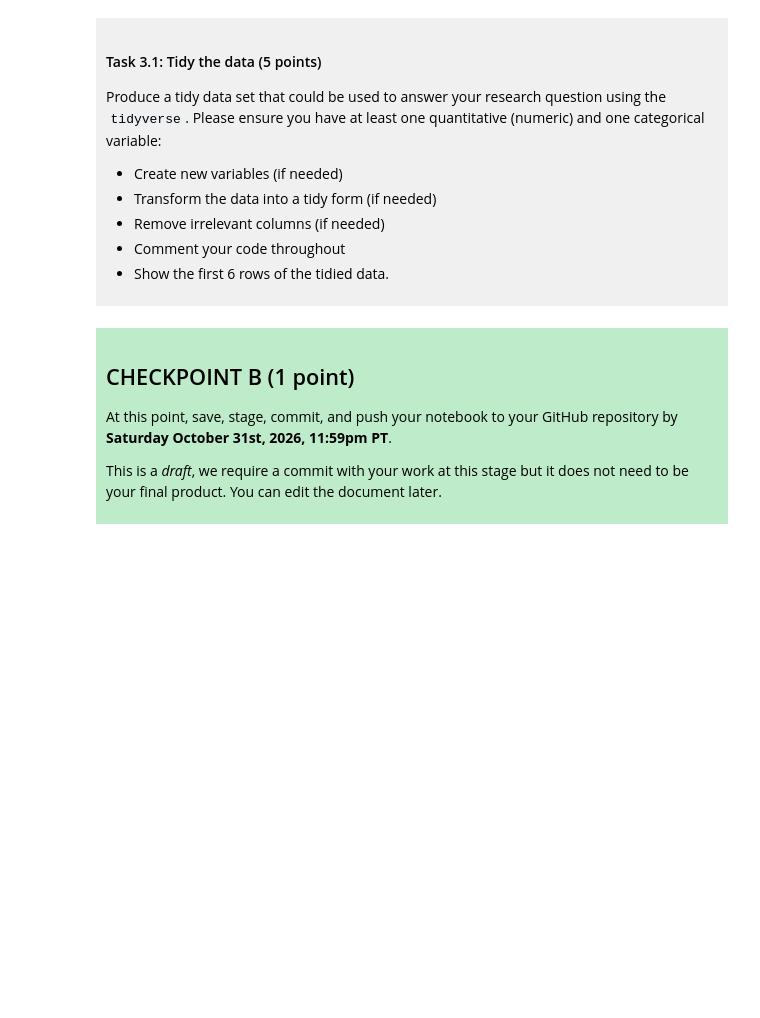
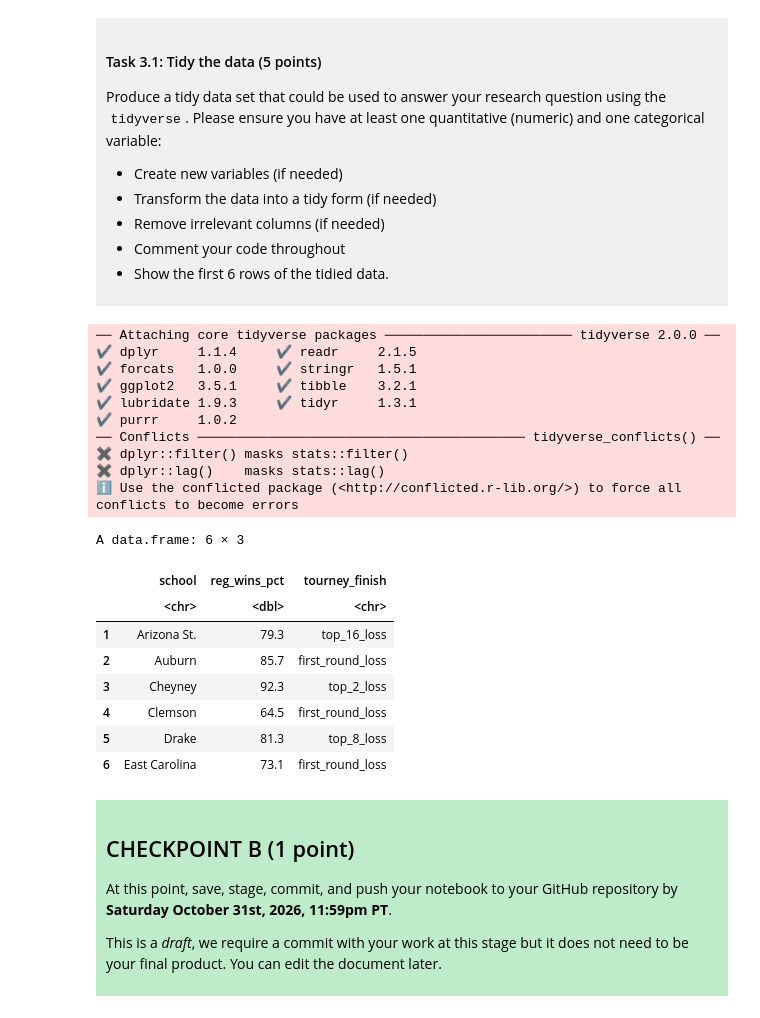
Before and after one commit to ablaskovubc/dsci-100-project-ava-blaskovich, a Jupyter notebook: dsci-100-project-notebook.ipynb, the cells around one changed output. Drawn from its saved outputs; the diff is of its cells as text; code cells hidden in the pictures; blank space fills up the shorter version.

```diff
--- a/dsci-100-project-notebook.ipynb
+++ b/dsci-100-project-notebook.ipynb
@@ -189,7 +199,31 @@ Produce a tidy data set that could be used to answer your research question usin
 
 </div>
 # %%
-### EDIT THIS CODE CELL ###
+library(tidyverse)
+march_madness_data_tidy <- select(march_madness_data, school, reg_wins_pct, tourney_finish)
+# selecting which columns are relevant in answering my question
+
+head(march_madness_data_tidy)
+# %% [output]
+── Attaching core tidyverse packages ──────────────────────── tidyverse 2.0.0 ──
+✔ dplyr     1.1.4     ✔ readr     2.1.5
+✔ forcats   1.0.0     ✔ stringr   1.5.1
+✔ ggplot2   3.5.1     ✔ tibble    3.2.1
+✔ lubridate 1.9.3     ✔ tidyr     1.3.1
+✔ purrr     1.0.2
+── Conflicts ────────────────────────────────────────── tidyverse_conflicts() ──
+✖ dplyr::filter() masks stats::filter()
+✖ dplyr::lag()    masks stats::lag()
+ℹ Use the conflicted package (<http://conflicted.r-lib.org/>) to force all conflicts to become errors
+A data.frame: 6 × 3
+|  | school | reg_wins_pct | tourney_finish |
+|  | <chr> | <dbl> | <chr> |
+| 1 | Arizona St. | 79.3 | top_16_loss |
+| 2 | Auburn | 85.7 | first_round_loss |
+| 3 | Cheyney | 92.3 | top_2_loss |
+| 4 | Clemson | 64.5 | first_round_loss |
+| 5 | Drake | 81.3 | top_8_loss |
+| 6 | East Carolina | 73.1 | first_round_loss |
 # %% [markdown]
 <div style="background-color: #beebca; padding: 10px;">
 
```
Also changed, not shown: parts of 3 cells of this notebook.
